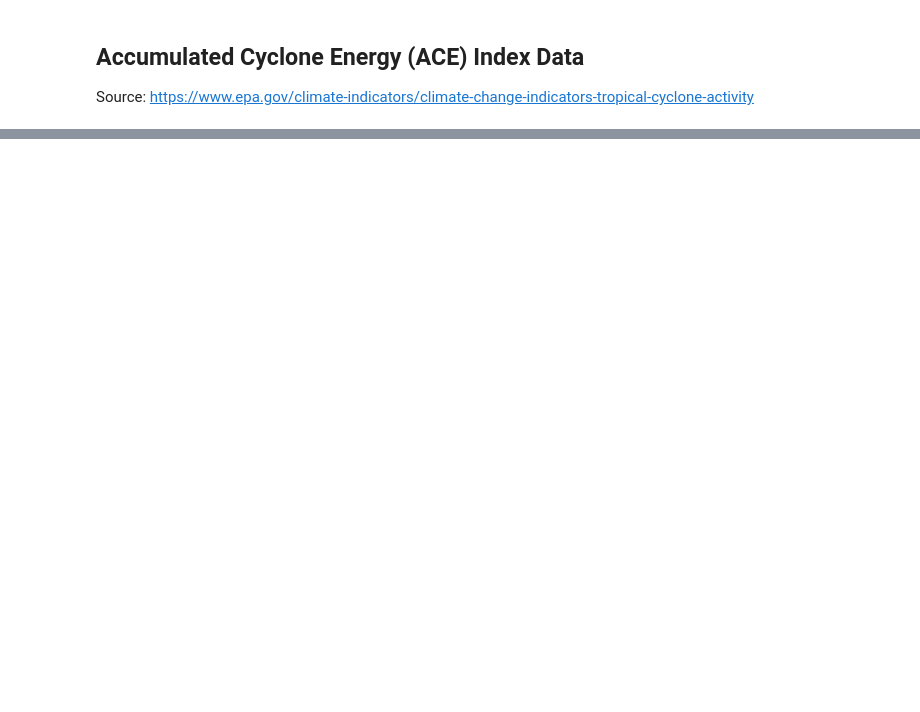
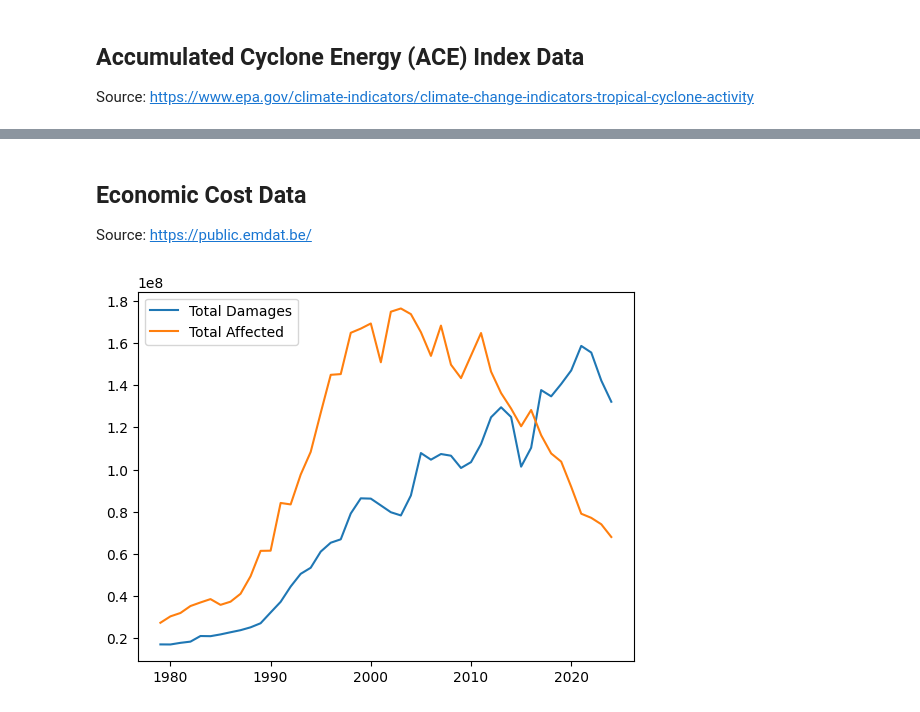
Before and after one commit to kac624/cuny, a Jupyter notebook: D608/story5_KeithC_script.ipynb, the cells around one changed output, grey strips where cells are left out. Cells and saved outputs as stored; diff of their text form; code cells hidden in the pictures; blank space fills up the shorter version.

```diff
--- a/D608/story5_KeithC_script.ipynb
+++ b/D608/story5_KeithC_script.ipynb
@@ -70,3 +72,25 @@ plt.ylabel('Adjusted ACE Index \n(as % of 1981-2010 median)')
 plt.show()
 # %% [output]
 [figure]
+# %% [markdown]
+## Economic Cost Data
+Source: https://public.emdat.be/
+# %%
+emdat = pd.read_excel('data/emdat_hydro_metereo_1980.xlsx', engine='openpyxl')
+
+damage_per_year = emdat.groupby('End Year').agg({
+    "Total Damage, Adjusted ('000 US$)": "sum",
+}).rolling(10).mean()
+damage_per_year.columns = ['rolling_10yr_damages']
+
+affected_per_year = emdat.groupby('End Year').agg({
+    "Total Affected": "sum",
+}).rolling(10).mean()
+
+plt.figure()
+plt.plot(damage_per_year, label='Total Damages')
+plt.plot(affected_per_year, label='Total Affected')
+plt.legend()
+plt.show()
+# %% [output]
+[figure, added]
```
Also changed, not shown: parts of 8 cells of this notebook, 3 other files.
